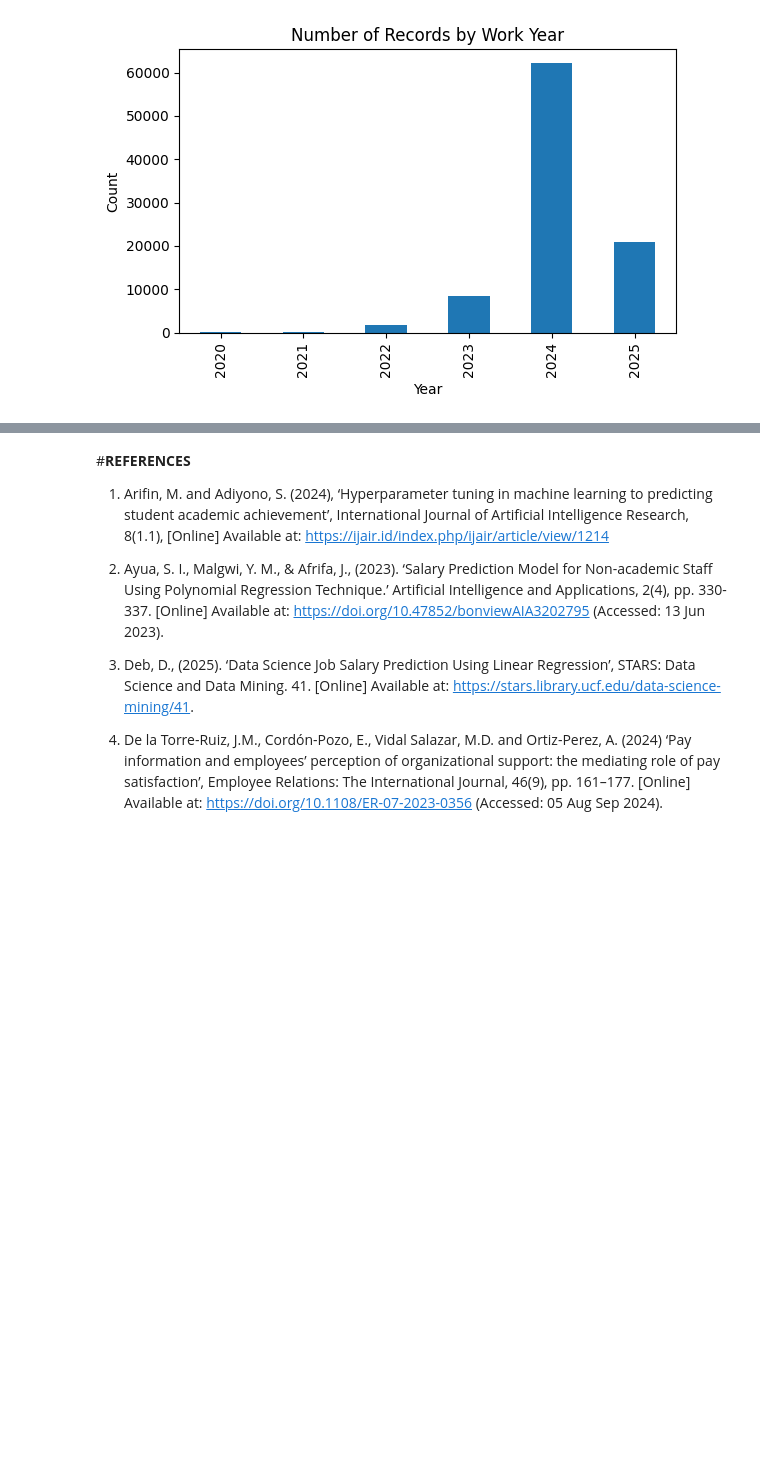
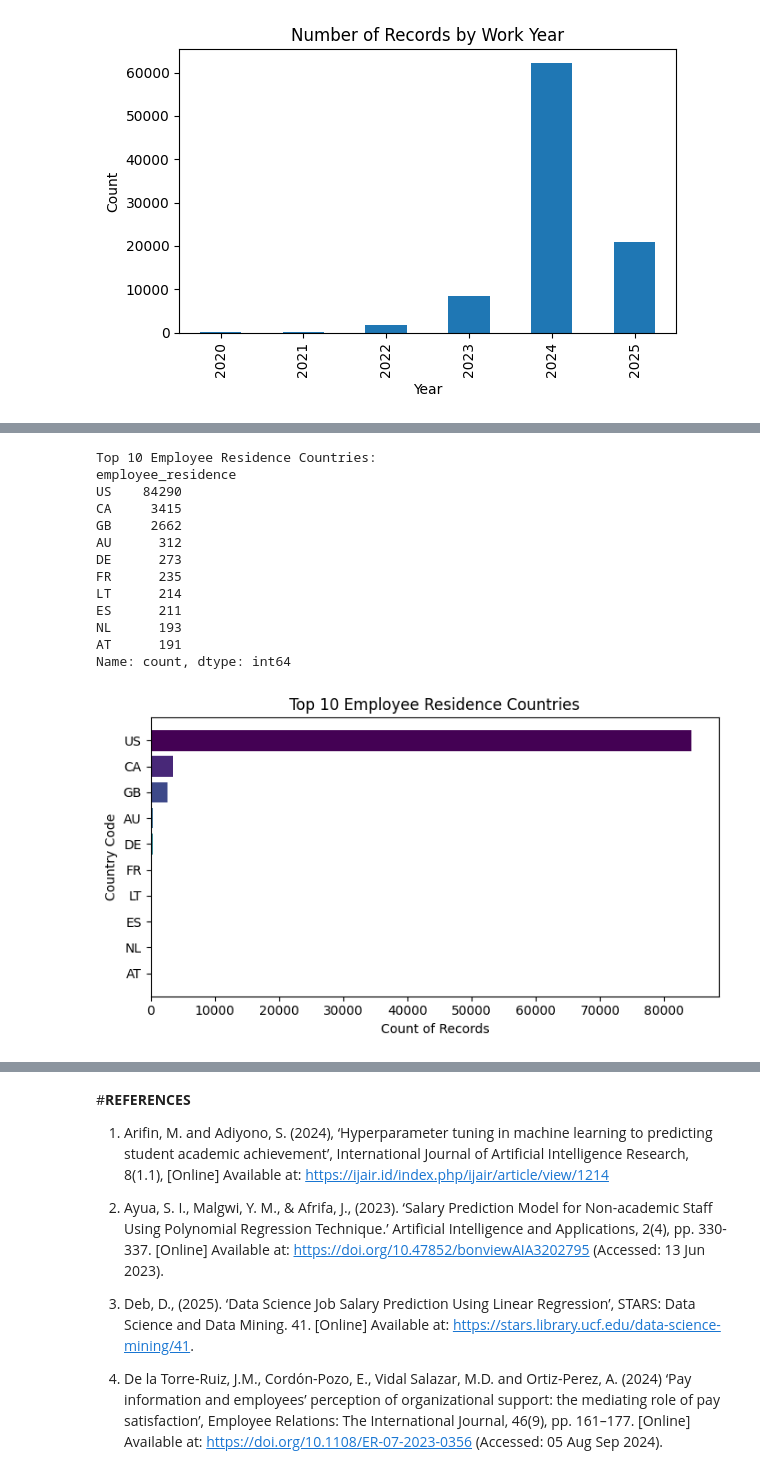
Before and after one commit to behrad-mohammadi/salary-prediction-data-jobs, a Jupyter notebook: Notebook/salary_analysis_main.ipynb, the cells around one changed output, grey strips where cells are left out. Cells and saved outputs as stored; diff of their text form; code cells hidden in the pictures; blank space fills up the shorter version.

```diff
--- a/Notebook/salary_analysis_main.ipynb
+++ b/Notebook/salary_analysis_main.ipynb
@@ -513,0 +586,48 @@ Name: count, dtype: int64
+# %%
+# ----Top 10 Employee Residence Countries ----
+# --------------------------------------------
+
+import numpy as np
+
+# Calculate the top 10 most common employee residence countries
+country_counts = df['employee_residence'].value_counts().head(10)
+
+# Print the numerical results
+print("Top 10 Employee Residence Countries:")
+print(country_counts)
+
+# Generate color palette
+colors = plt.cm.viridis(np.linspace(0, 1, len(country_counts)))
+
+# Create horizontal bar chart
+plt.figure(figsize=(7,4))
+plt.barh(country_counts.index, country_counts.values, color=colors)
+
+# Invert y-axis so the country with the highest count appears at the top
+plt.gca().invert_yaxis()
+
+# Chart labels and title
+plt.title("Top 10 Employee Residence Countries")
+plt.xlabel("Count of Records")
+plt.ylabel("Country Code")
+
+plt.tight_layout()
+
+# Save figure
+plt.savefig(fig_path + "Figure_4_4_top_countries_hbar.png", dpi=300)
+plt.show()
+# %% [output]
+Top 10 Employee Residence Countries:
+employee_residence
+US    84290
+CA     3415
+GB     2662
+AU      312
+DE      273
+FR      235
+LT      214
+ES      211
+NL      193
+AT      191
+Name: count, dtype: int64
+[figure, added]
```
Also changed, not shown: parts of 31 cells of this notebook.
